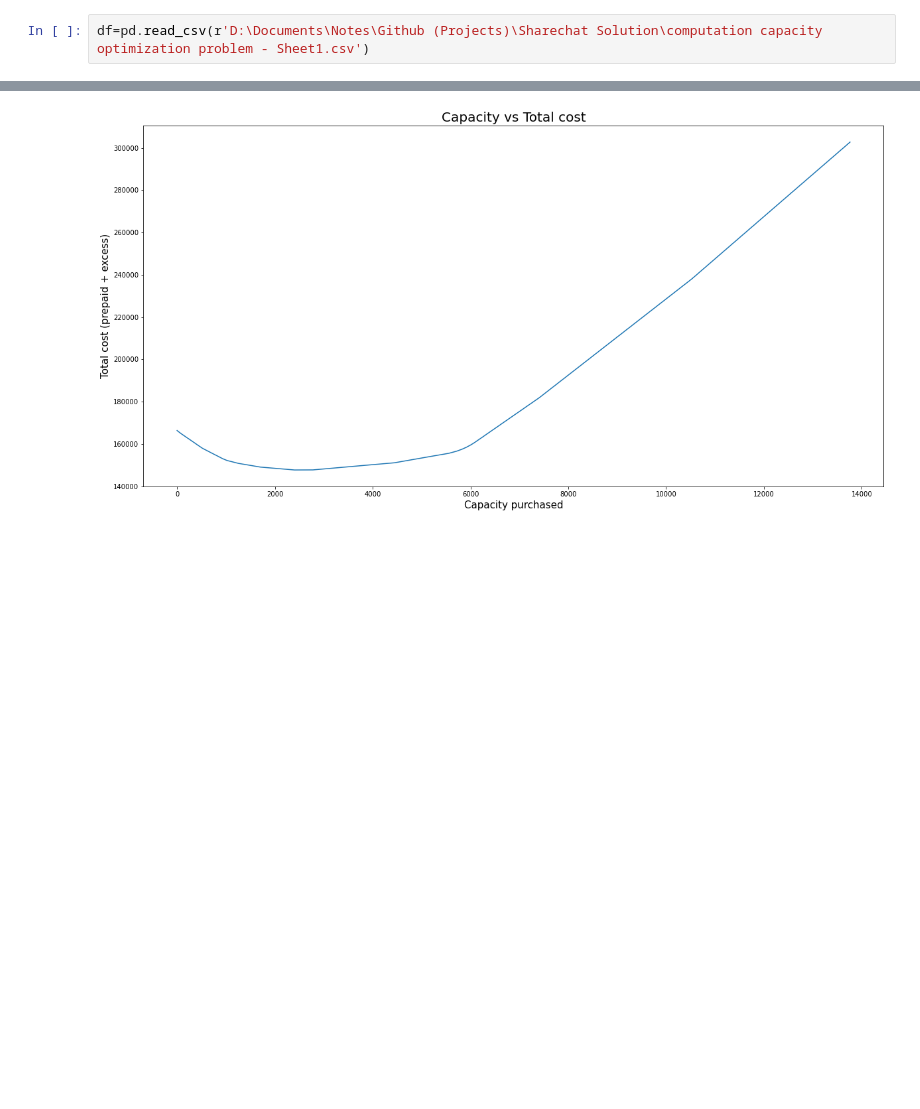
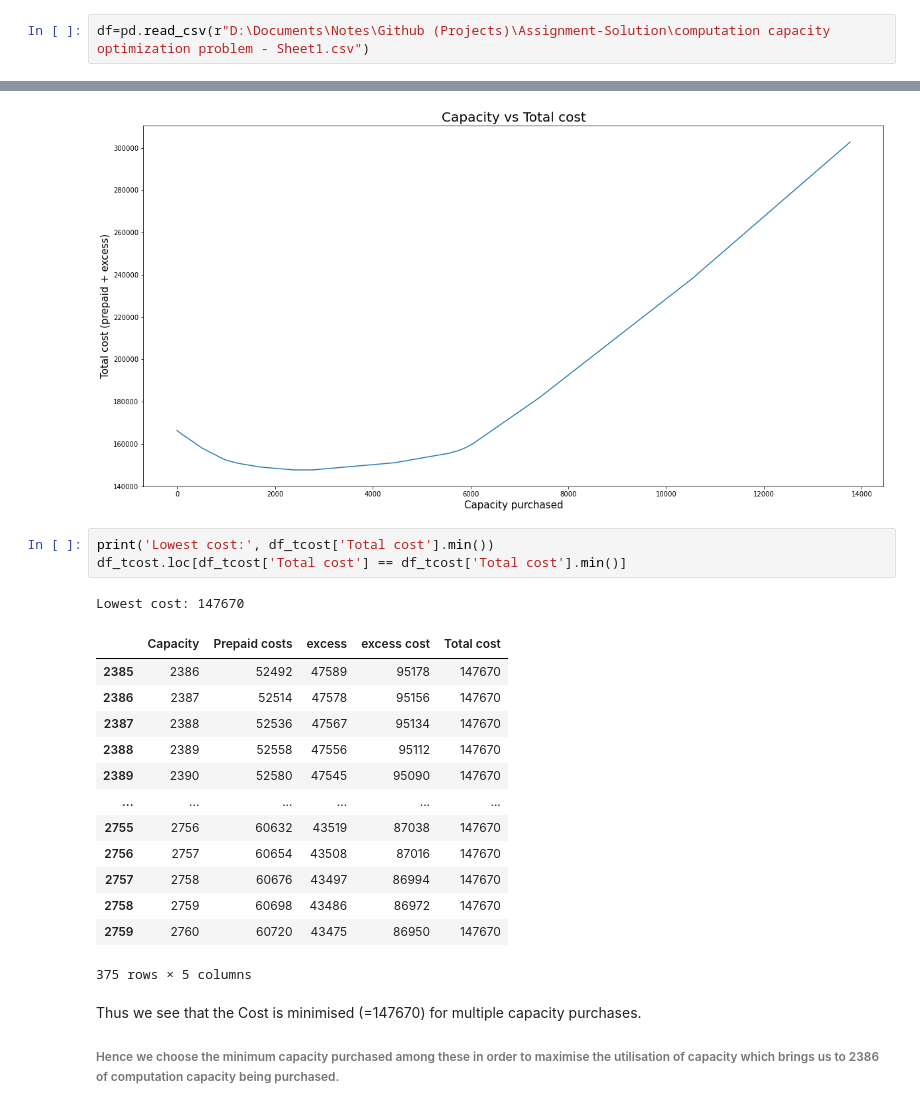
Before and after one commit to priyamborkakoty/Assignment-Solution, a Jupyter notebook: Cost Minimisation.ipynb, the cells around one changed output, grey strips where cells are left out. Saved outputs shown, nothing was run; the diff lists cells and outputs as text; blank space fills up the shorter version.

```diff
--- a/Cost Minimisation.ipynb
+++ b/Cost Minimisation.ipynb
@@ -2,7 +2,7 @@
 import pandas as pd
 import matplotlib.pyplot as plt
 # %%
-df=pd.read_csv(r'D:\Documents\Notes\Github (Projects)\Sharechat Solution\computation capacity optimization problem - Sheet1.csv')
+df=pd.read_csv(r"D:\Documents\Notes\Github (Projects)\Assignment-Solution\computation capacity optimization problem - Sheet1.csv")
 # %%
 df
 # %% [output]
@@ -98,3 +98,25 @@ plt.plot(df_cap,df_tc)
 # %% [output]
 [<matplotlib.lines.Line2D at 0x...>]
 [figure]
+# %%
+print('Lowest cost:', df_tcost['Total cost'].min())
+df_tcost.loc[df_tcost['Total cost'] == df_tcost['Total cost'].min()]
+# %% [output]
+Lowest cost: 147670
+|  | Capacity | Prepaid costs | excess | excess cost | Total cost |
+| 2385 | 2386 | 52492 | 47589 | 95178 | 147670 |
+| 2386 | 2387 | 52514 | 47578 | 95156 | 147670 |
+| 2387 | 2388 | 52536 | 47567 | 95134 | 147670 |
+| 2388 | 2389 | 52558 | 47556 | 95112 | 147670 |
+| 2389 | 2390 | 52580 | 47545 | 95090 | 147670 |
+| ... | ... | ... | ... | ... | ... |
+| 2755 | 2756 | 60632 | 43519 | 87038 | 147670 |
+| 2756 | 2757 | 60654 | 43508 | 87016 | 147670 |
+| 2757 | 2758 | 60676 | 43497 | 86994 | 147670 |
+| 2758 | 2759 | 60698 | 43486 | 86972 | 147670 |
+| 2759 | 2760 | 60720 | 43475 | 86950 | 147670 |
+375 rows × 5 columns
+# %% [markdown]
+Thus we see that the Cost is minimised (=147670) for multiple capacity purchases.
+
+###### Hence we choose the minimum capacity purchased among these in order to maximise the utilisation of capacity which brings us to 2386 of computation capacity being purchased.
```
